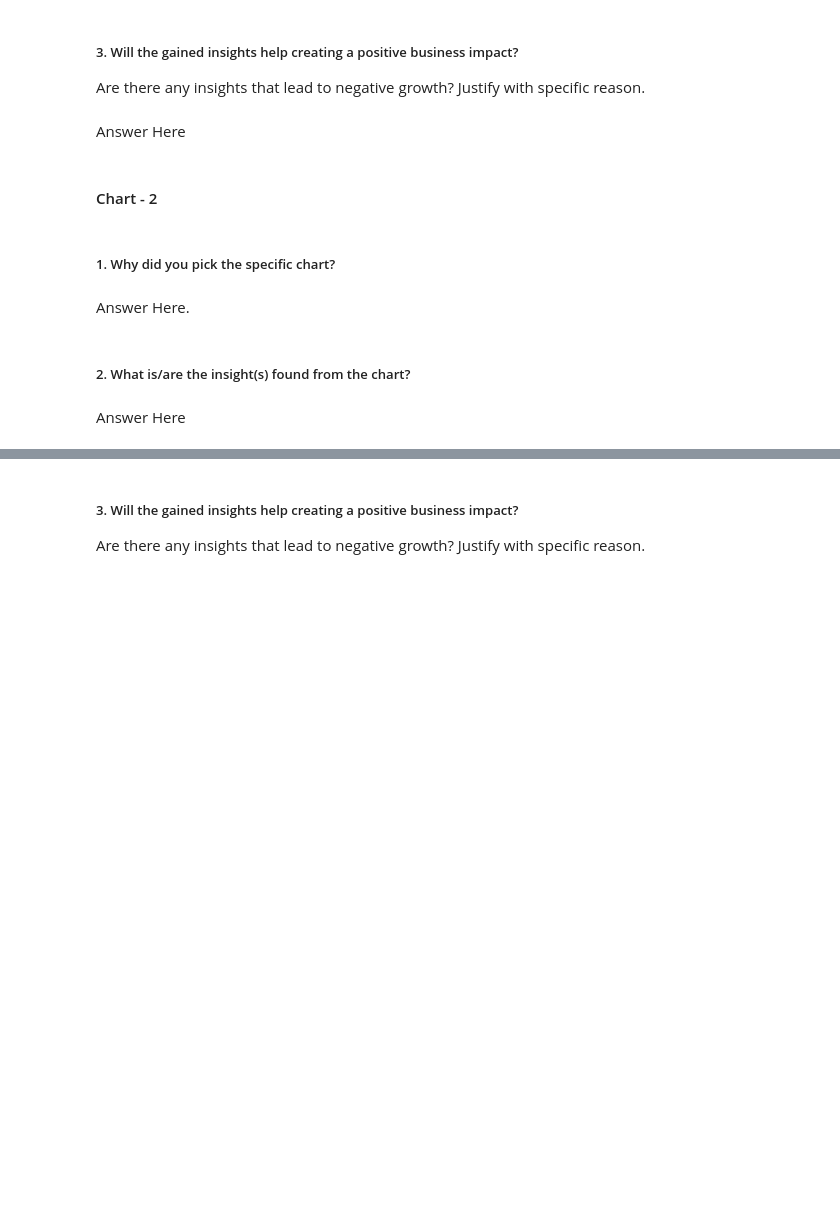
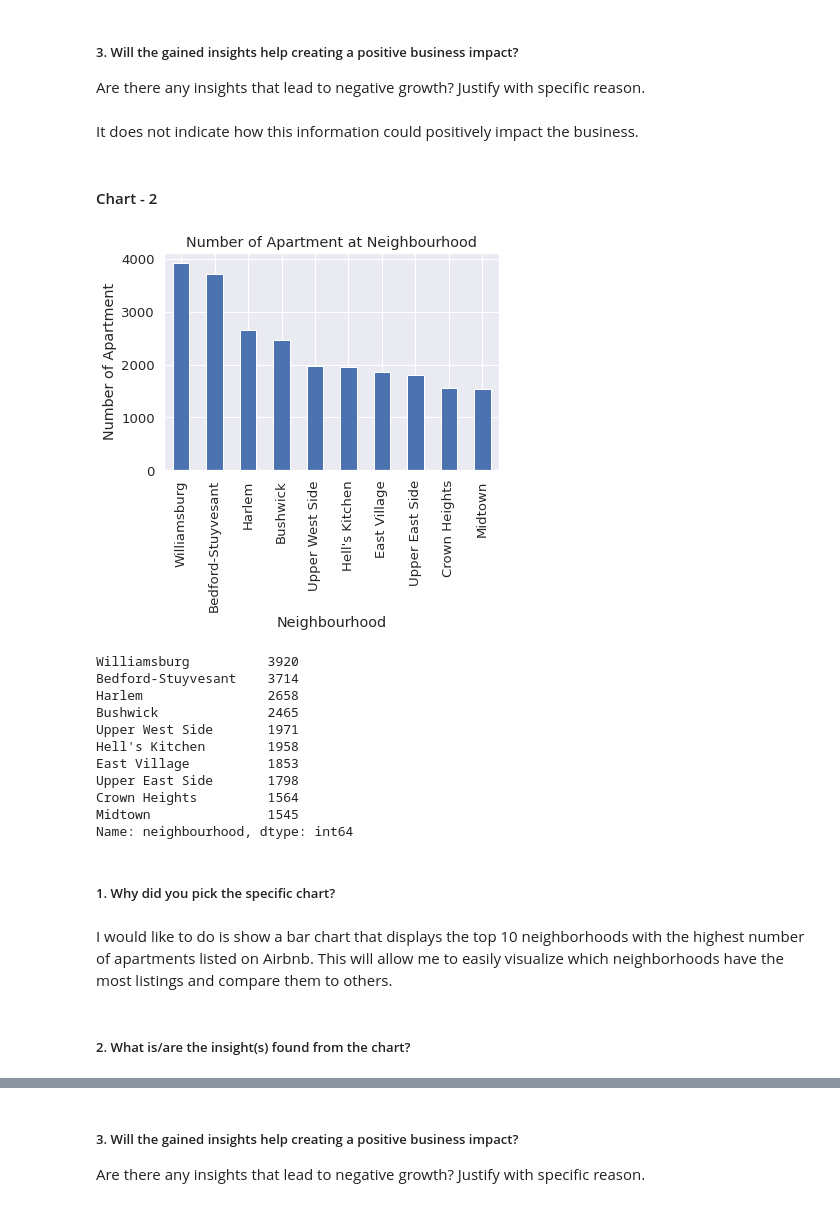
Before and after one commit to p0shivhare/Airbnb-Booking-Analysis, a Jupyter notebook: Airbnb_Booking_Analysis.ipynb, the cells around one changed output, grey strips where cells are left out. Cells and saved outputs as stored; diff of their text form; code cells hidden in the pictures; blank space fills up the shorter version.

```diff
--- a/Airbnb_Booking_Analysis.ipynb
+++ b/Airbnb_Booking_Analysis.ipynb
@@ -359,7 +375,7 @@ This clearly implies that there can be multiple persons who may have the same na
 # %% [markdown]
 ##### 3. Will the gained insights help creating a positive business impact?
 Are there any insights that lead to negative growth? Justify with specific reason.
-# %% [markdown]
-Answer Here
+# %% [markdown]
+It does not indicate how this information could positively impact the business.
 # %% [markdown]
 #### Chart - 2
@@ -368,8 +382,29 @@ Answer Here
+# %%
+# top 10 neighbourhood which are having maximum number of appartments for airbnb in the respective neighbourhood
+
+pd.value_counts(df['neighbourhood'])[:10].plot.bar()
+plt.xlabel('Neighbourhood')
+plt.ylabel('Number of Apartment')
+plt.title('Number of Apartment at Neighbourhood')
+plt.show()
+
+print(df['neighbourhood'].value_counts().head(10))
+# %% [output]
+[figure, added]
+Williamsburg          3920
+Bedford-Stuyvesant    3714
+Harlem                2658
+Bushwick              2465
+Upper West Side       1971
+Hell's Kitchen        1958
+East Village          1853
+Upper East Side       1798
+Crown Heights         1564
+Midtown               1545
+Name: neighbourhood, dtype: int64
 # %% [markdown]
 ##### 1. Why did you pick the specific chart?
-# %% [markdown]
-Answer Here.
+# %% [markdown]
+I would like to do is show a bar chart that displays the top 10 neighborhoods with the highest number of apartments listed on Airbnb. This will allow me to easily visualize which neighborhoods have the most listings and compare them to others.
 # %% [markdown]
 ##### 2. What is/are the insight(s) found from the chart?
-# %% [markdown]
-Answer Here
```
Also changed, not shown: parts of 8 cells of this notebook.
